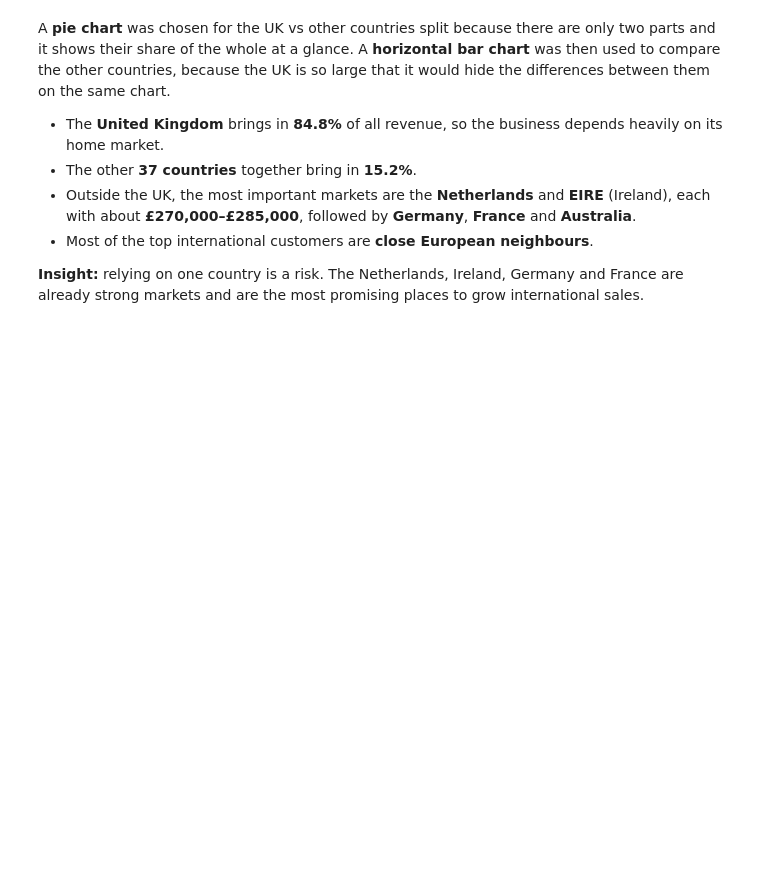
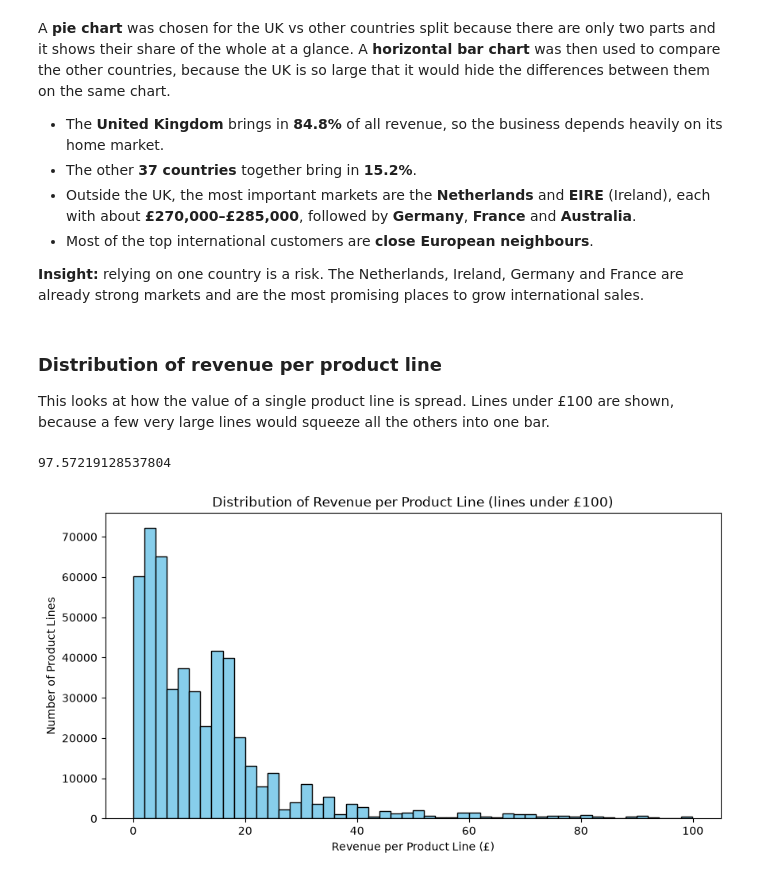
Before and after one commit to chryswds/DVC-CA2, a Jupyter notebook: DVC-CA2.ipynb, the cells around one changed output. Drawn from its saved outputs; the diff is of its cells as text; code cells hidden in the pictures; blank space fills up the shorter version.

Commit message:
Add revenue distribution histogram

```diff
--- a/DVC-CA2.ipynb
+++ b/DVC-CA2.ipynb
@@ -458,3 +458,20 @@ A **pie chart** was chosen for the UK vs other countries split because there are
 - Most of the top international customers are **close European neighbours**.
 
 **Insight:** relying on one country is a risk. The Netherlands, Ireland, Germany and France are already strong markets and are the most promising places to grow international sales.
+# %% [markdown]
+### Distribution of revenue per product line
+This looks at how the value of a single product line is spread. Lines under £100 are shown, because a few very large lines would squeeze all the others into one bar.
+# %%
+small_lines = df_clean[df_clean['Revenue'] < 100]
+small_lines.shape[0] / df_clean.shape[0] * 100
+# %% [output]
+97.57219128537804
+# %%
+plt.figure(figsize=(10,5))
+plt.hist(small_lines['Revenue'], bins=50, color='skyblue', edgecolor='black')
+plt.title('Distribution of Revenue per Product Line (lines under £100)')
+plt.xlabel('Revenue per Product Line (£)')
+plt.ylabel('Number of Product Lines')
+plt.show()
+# %% [output]
+[figure, added]
```
Also changed, not shown: parts of 1 cell of this notebook.
